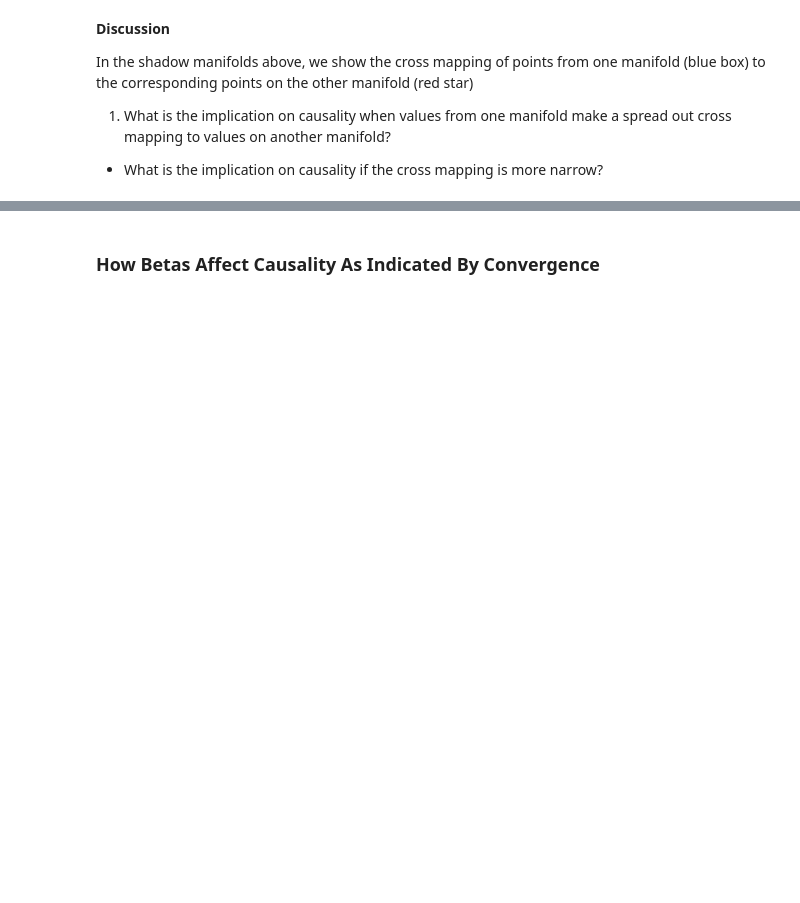
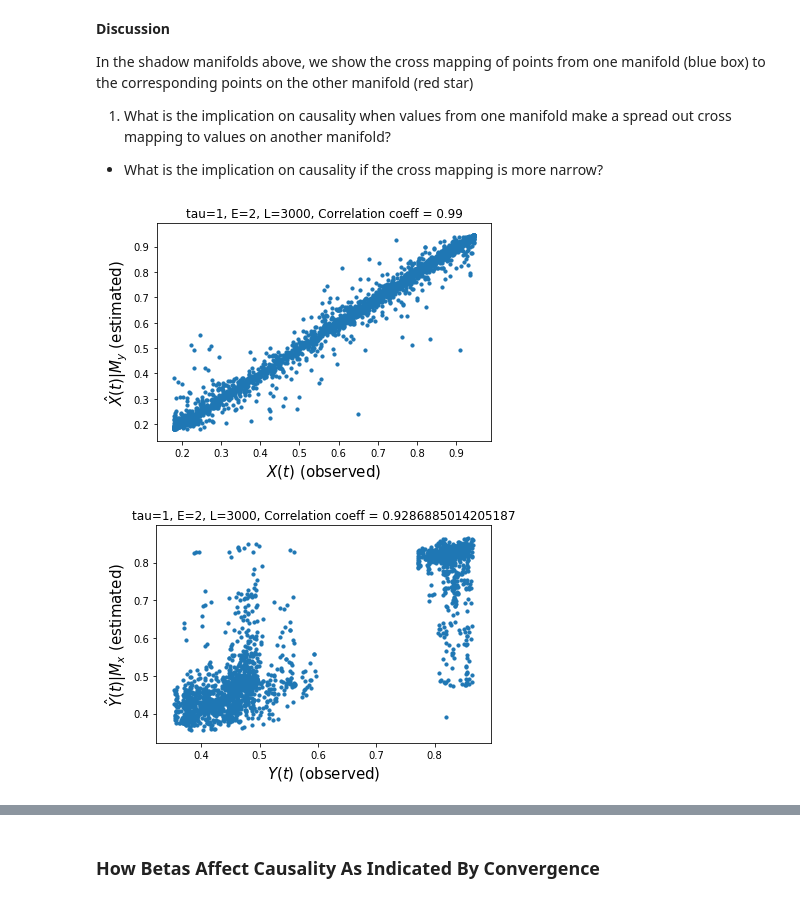
Before and after one commit to PrinceJavier/convergent_cross_mapping_import, a Jupyter notebook: ccm_sugihara.ipynb, the cells around one changed output, grey strips where cells are left out. Cells and saved outputs as stored; diff of their text form; code cells hidden in the pictures; blank space fills up the shorter version.

```diff
--- a/ccm_sugihara.ipynb
+++ b/ccm_sugihara.ipynb
@@ -389,3 +389,40 @@ In the shadow manifolds above, we show the cross mapping of points from one mani
 
 1. What is the implication on causality when values from one manifold make a spread out cross mapping to values on another manifold?
 * What is the implication on causality if the cross mapping is more narrow?
+# %%
+# let us plot the performance of the cross mapping predictions using correlation
+L = 3000
+tau = 1
+E = 2
+
+ccm_XY = ccm(X, Y, tau, E, L) # define new ccm object # Testing for X -> Y
+ccm_YX = ccm(Y, X, tau, E, L) # define new ccm object # Testing for Y -> X
+
+X_My_true, X_My_pred = [], [] # note pred X | My is equivalent to figuring out if X -> Y
+Y_Mx_true, Y_Mx_pred = [], [] # note pred Y | Mx is equivalent to figuring out if Y -> X
+
+for t in range(tau, L):
+    true, pred = ccm_XY.predict(t)
+    X_My_true.append(true)
+    X_My_pred.append(pred)
+
+    true, pred = ccm_YX.predict(t)
+    Y_Mx_true.append(true)
+    Y_Mx_pred.append(pred)
+
+# # plot
+coeff = np.round(np.corrcoef(X_My_true, X_My_pred)[0][1], 2)
+plt.scatter(X_My_true, X_My_pred, s=10)
+plt.xlabel('$X(t)$ (observed)', size=15)
+plt.ylabel('$\hat{X}(t)|M_y$ (estimated)', size=15)
+plt.title(f'tau={tau}, E={E}, L={L}, Correlation coeff = {coeff}')
+plt.show()
+coeff = np.corrcoef(Y_Mx_true, Y_Mx_pred)[0][1]
+plt.scatter(Y_Mx_true, Y_Mx_pred, s=10)
+plt.xlabel('$Y(t)$ (observed)', size=15)
+plt.ylabel('$\hat{Y}(t)|M_x$ (estimated)', size=15)
+plt.title(f'tau={tau}, E={E}, L={L}, Correlation coeff = {coeff}')
+plt.show()
+# %% [output]
+[figure, added]
+[figure, added]
```
Also changed, not shown: parts of 15 cells of this notebook.
